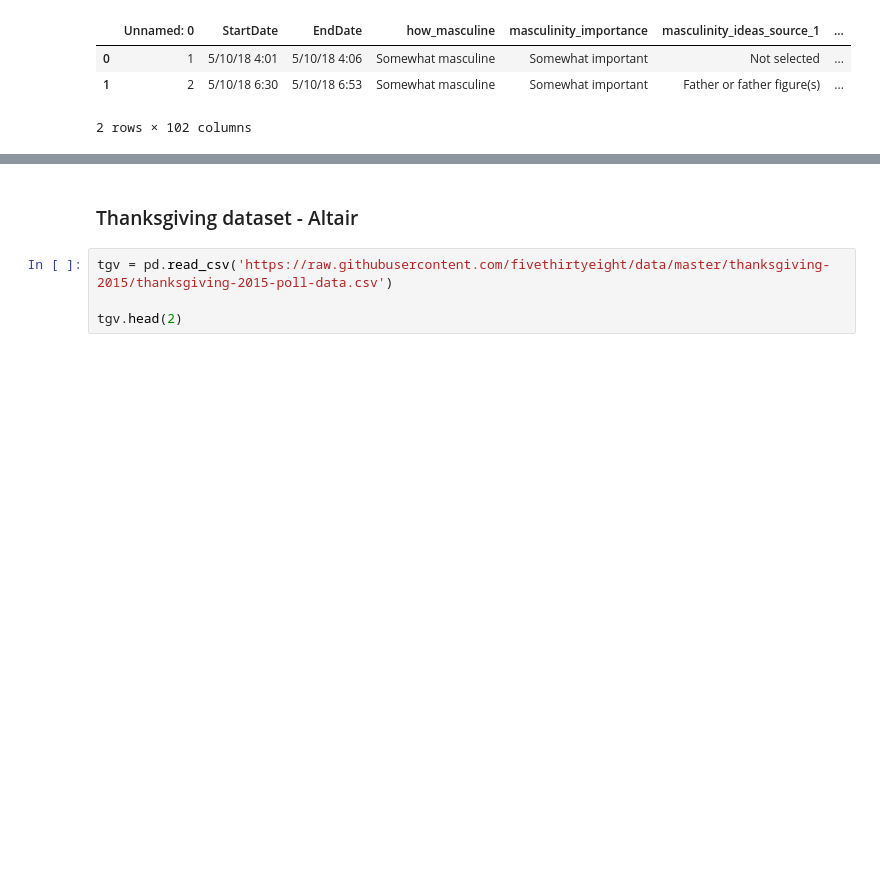
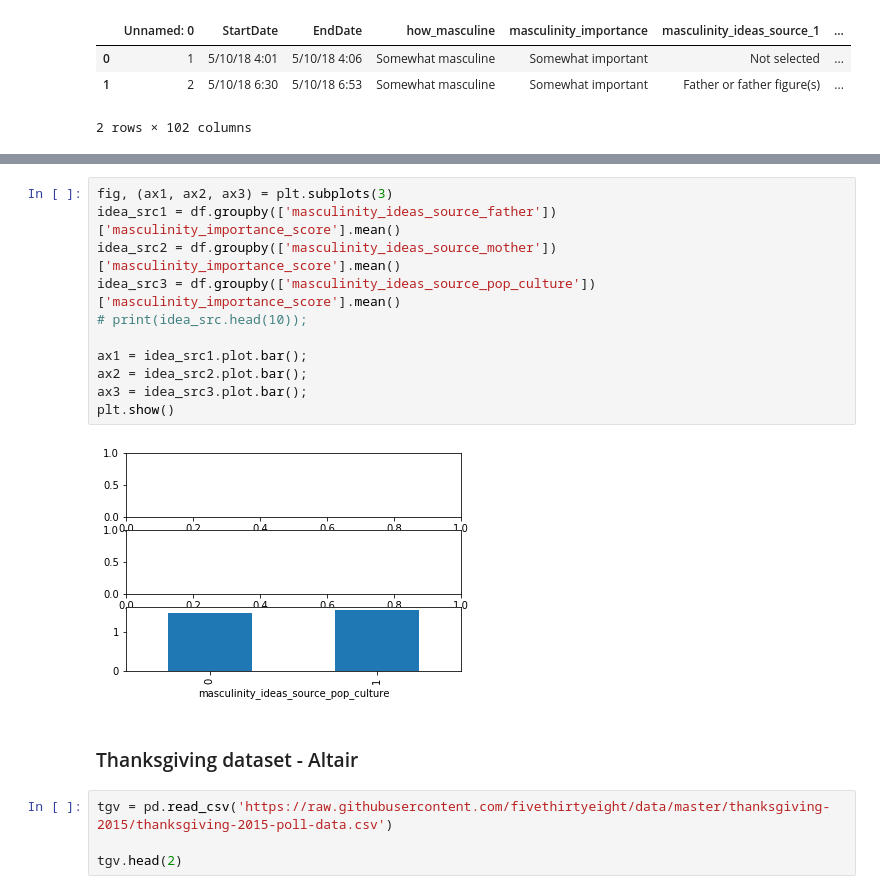
Before and after one commit to garretbassett/DS-Unit-1-Sprint-2-Data-Wrangling-and-Storytelling, a Jupyter notebook: module3-make-explanatory-visualizations/Garret_Bassett_LS_DS_123_Make_Explanatory_Visualizations.ipynb, the cells around one changed output, grey strips where cells are left out. Drawn from its saved outputs; the diff is of its cells as text; blank space fills up the shorter version.

```diff
--- a/module3-make-explanatory-visualizations/Garret_Bassett_LS_DS_123_Make_Explanatory_Visualizations.ipynb
+++ b/module3-make-explanatory-visualizations/Garret_Bassett_LS_DS_123_Make_Explanatory_Visualizations.ipynb
@@ -705,3 +730,16 @@ I want to revisit this at another time, but since this module is supposed to foc
+# %%
+fig, (ax1, ax2, ax3) = plt.subplots(3)
+idea_src1 = df.groupby(['masculinity_ideas_source_father'])['masculinity_importance_score'].mean()
+idea_src2 = df.groupby(['masculinity_ideas_source_mother'])['masculinity_importance_score'].mean()
+idea_src3 = df.groupby(['masculinity_ideas_source_pop_culture'])['masculinity_importance_score'].mean()
+# print(idea_src.head(10));
+
+ax1 = idea_src1.plot.bar();
+ax2 = idea_src2.plot.bar();
+ax3 = idea_src3.plot.bar();
+plt.show()
+# %% [output]
+[figure, added]
 # %% [markdown]
 ### Thanksgiving dataset - Altair
 # %%
```
Also changed, not shown: parts of 5 cells of this notebook.
